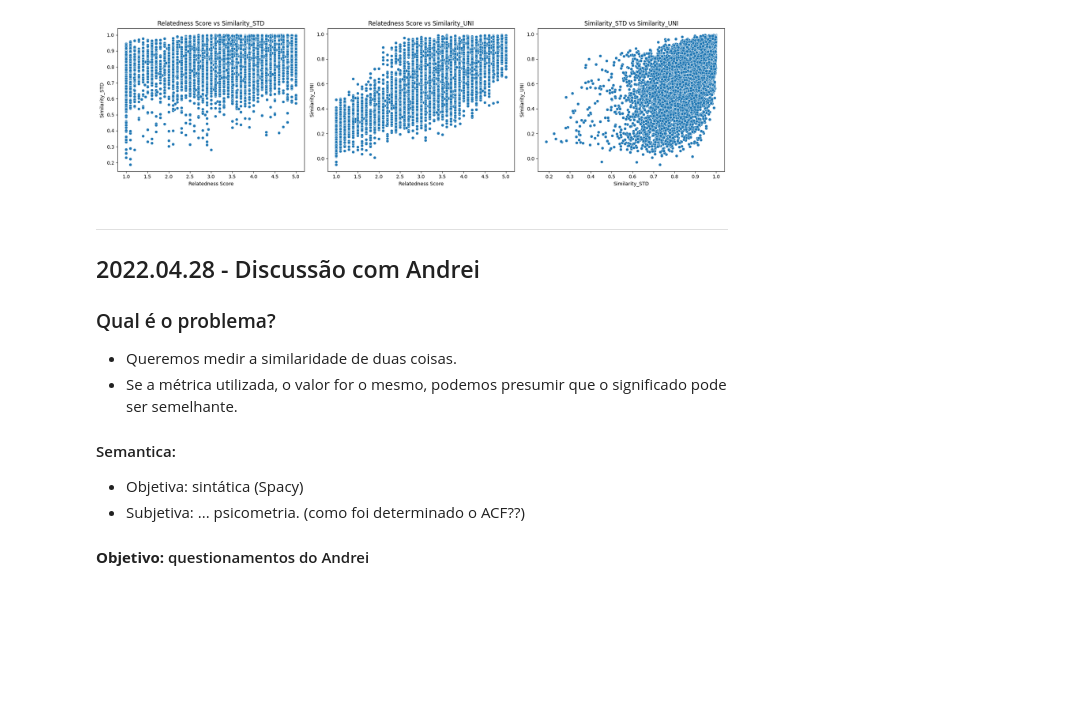
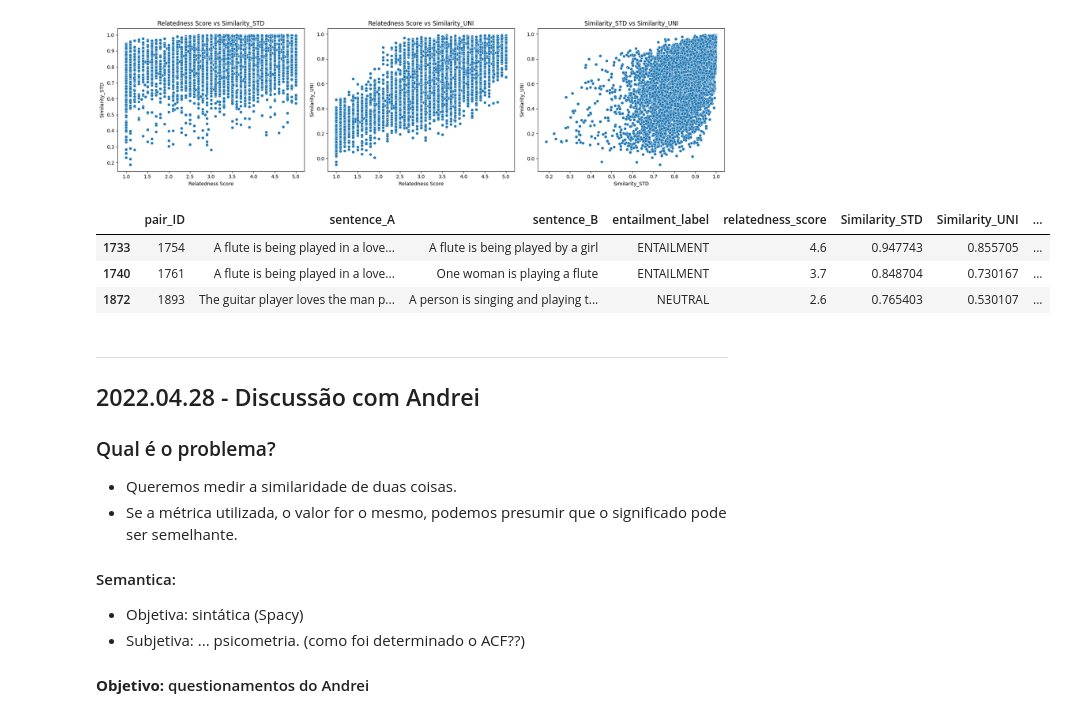
Before and after one commit to tbnsilveira/semantic_classifier, a Jupyter notebook: source/Exp_05b_SICK.ipynb, the cells around one changed output. Saved outputs shown, nothing was run; the diff lists cells and outputs as text; code cells hidden in the pictures; blank space fills up the shorter version.

Commit message:
similarity analysis

```diff
--- a/source/Exp_05b_SICK.ipynb
+++ b/source/Exp_05b_SICK.ipynb
@@ -420,6 +420,13 @@ plt.tight_layout()
 plt.show()
 # %% [output]
 [figure]
+# %%
+data_sick[data_sick['sentence_A'].str.contains(' love', case=False)]
+# %% [output]
+|  | pair_ID | sentence_A | sentence_B | entailment_label | relatedness_score | Similarity_STD | Similarity_UNI | ... |
+| 1733 | 1754 | A flute is being played in a love... | A flute is being played by a girl | ENTAILMENT | 4.6 | 0.947743 | 0.855705 | ... |
+| 1740 | 1761 | A flute is being played in a love... | One woman is playing a flute | ENTAILMENT | 3.7 | 0.848704 | 0.730167 | ... |
+| 1872 | 1893 | The guitar player loves the man p... | A person is singing and playing t... | NEUTRAL | 2.6 | 0.765403 | 0.530107 | ... |
 # %% [markdown]
 ---
 ## 2022.04.28 - Discussão com Andrei
```
